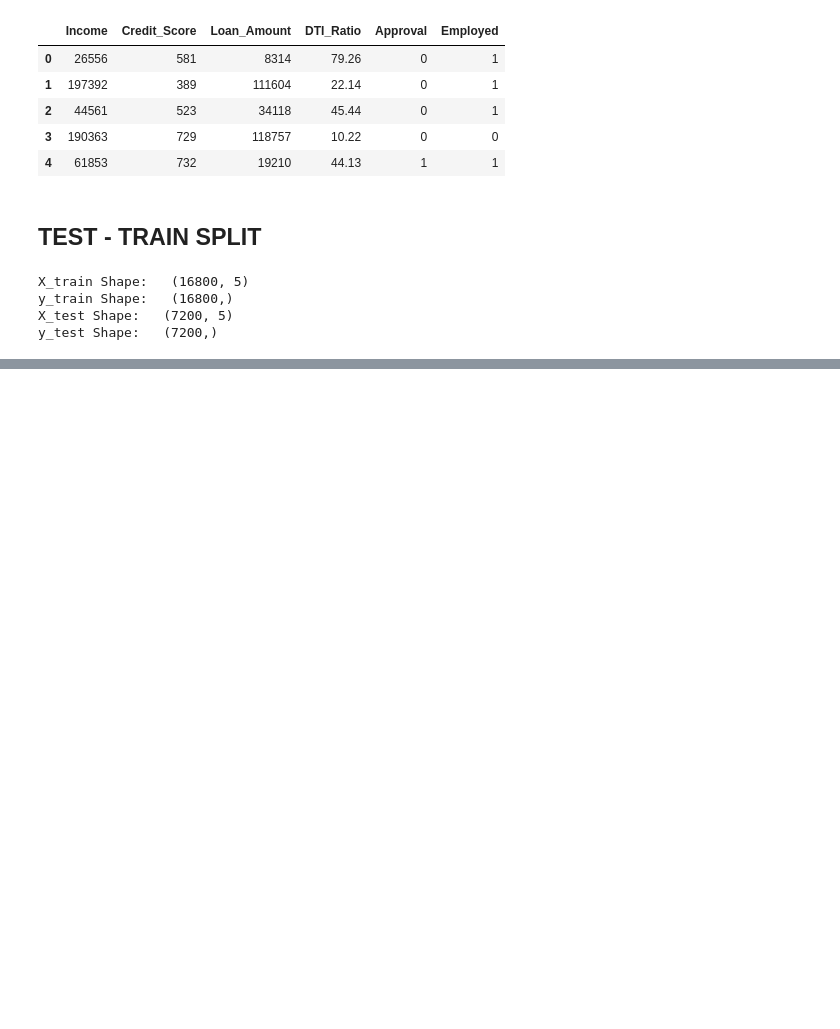
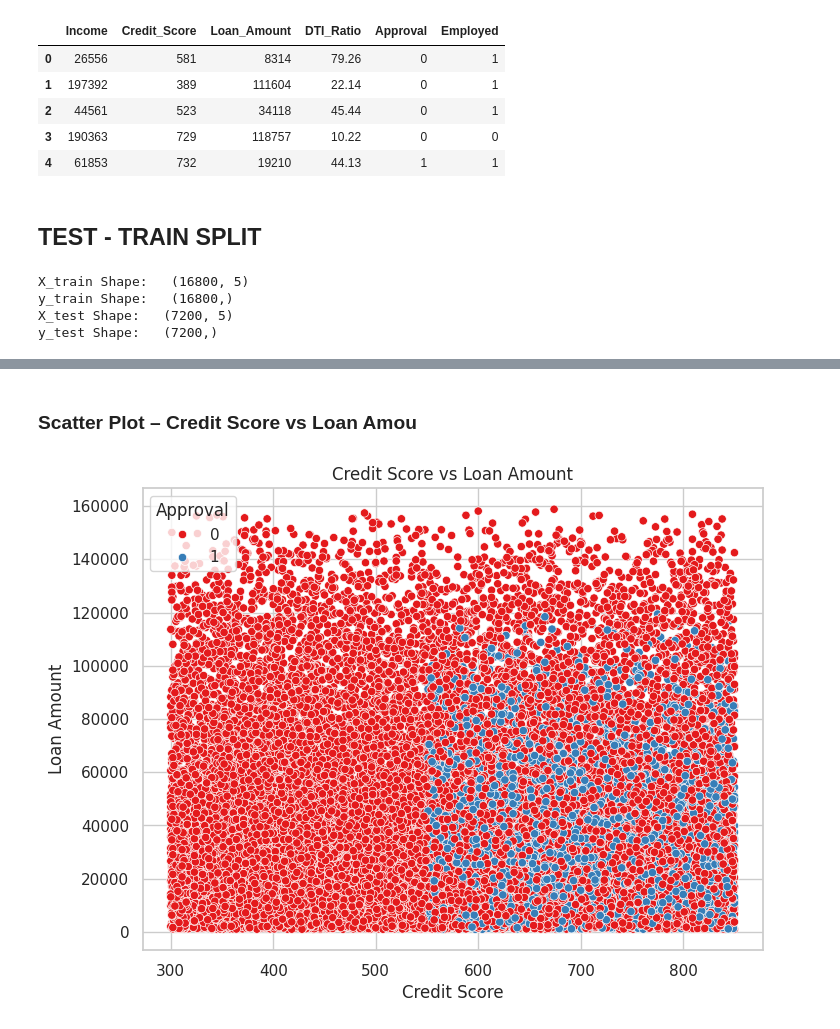
Before and after one commit to Musxeto/Ai-lab, a Jupyter notebook: preprocessing/loan.ipynb, the cells around one changed output, grey strips where cells are left out. Saved outputs shown, nothing was run; the diff lists cells and outputs as text; code cells hidden in the pictures; blank space fills up the shorter version.

```diff
--- a/preprocessing/loan.ipynb
+++ b/preprocessing/loan.ipynb
@@ -111,0 +142,12 @@ y_test Shape:   (7200,)
+# %% [markdown]
+### Scatter Plot – Credit Score vs Loan Amou
+# %%
+plt.figure(figsize=(8, 6))
+sns.scatterplot(x='Credit_Score', y='Loan_Amount', data=data, hue='Approval', palette='Set1')
+plt.title("Credit Score vs Loan Amount")
+plt.xlabel("Credit Score")
+plt.ylabel("Loan Amount")
+plt.legend(title='Approval')
+plt.show()
+# %% [output]
+[figure, added]
```
Also changed, not shown: parts of 14 cells of this notebook.
